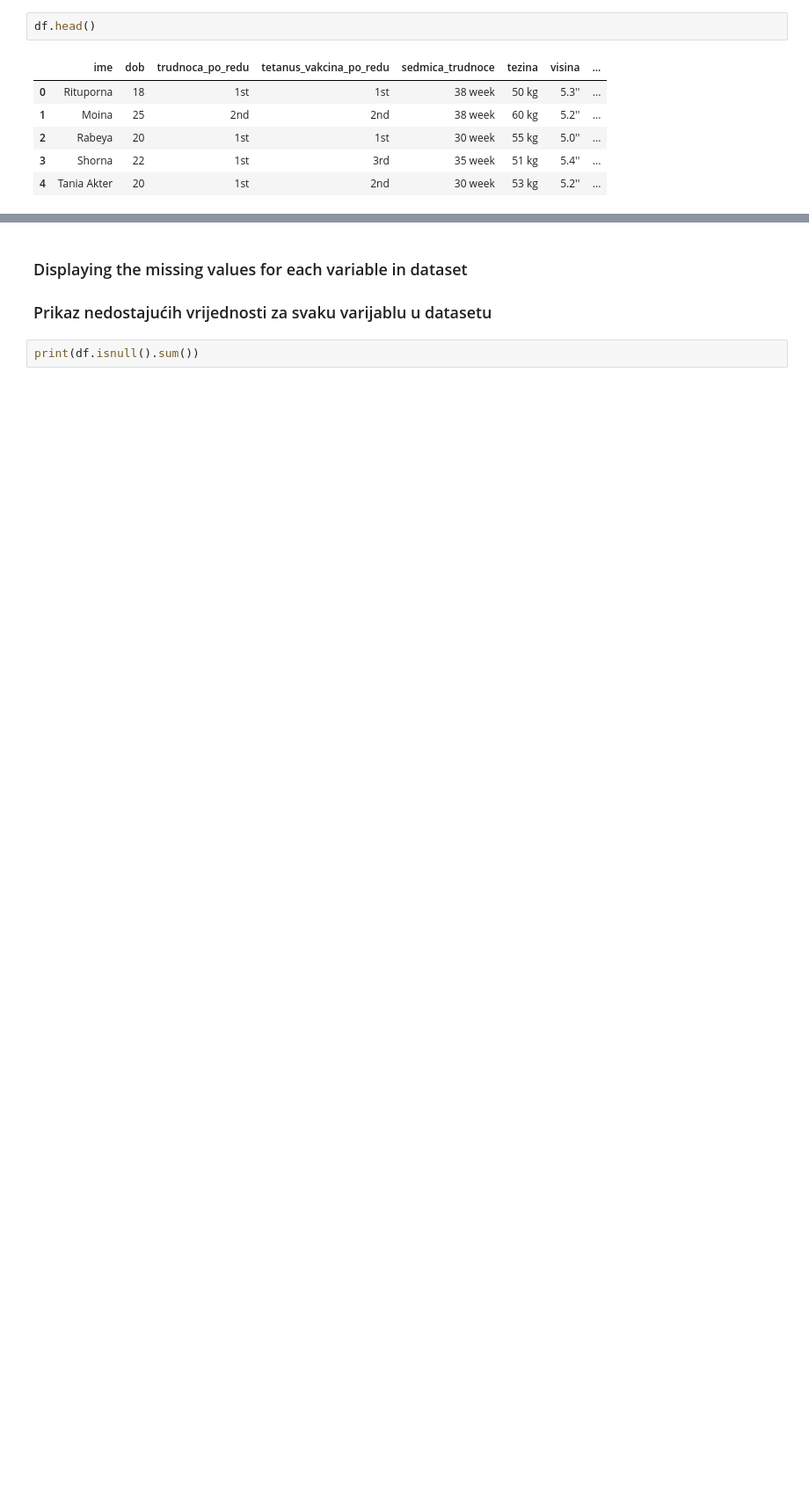
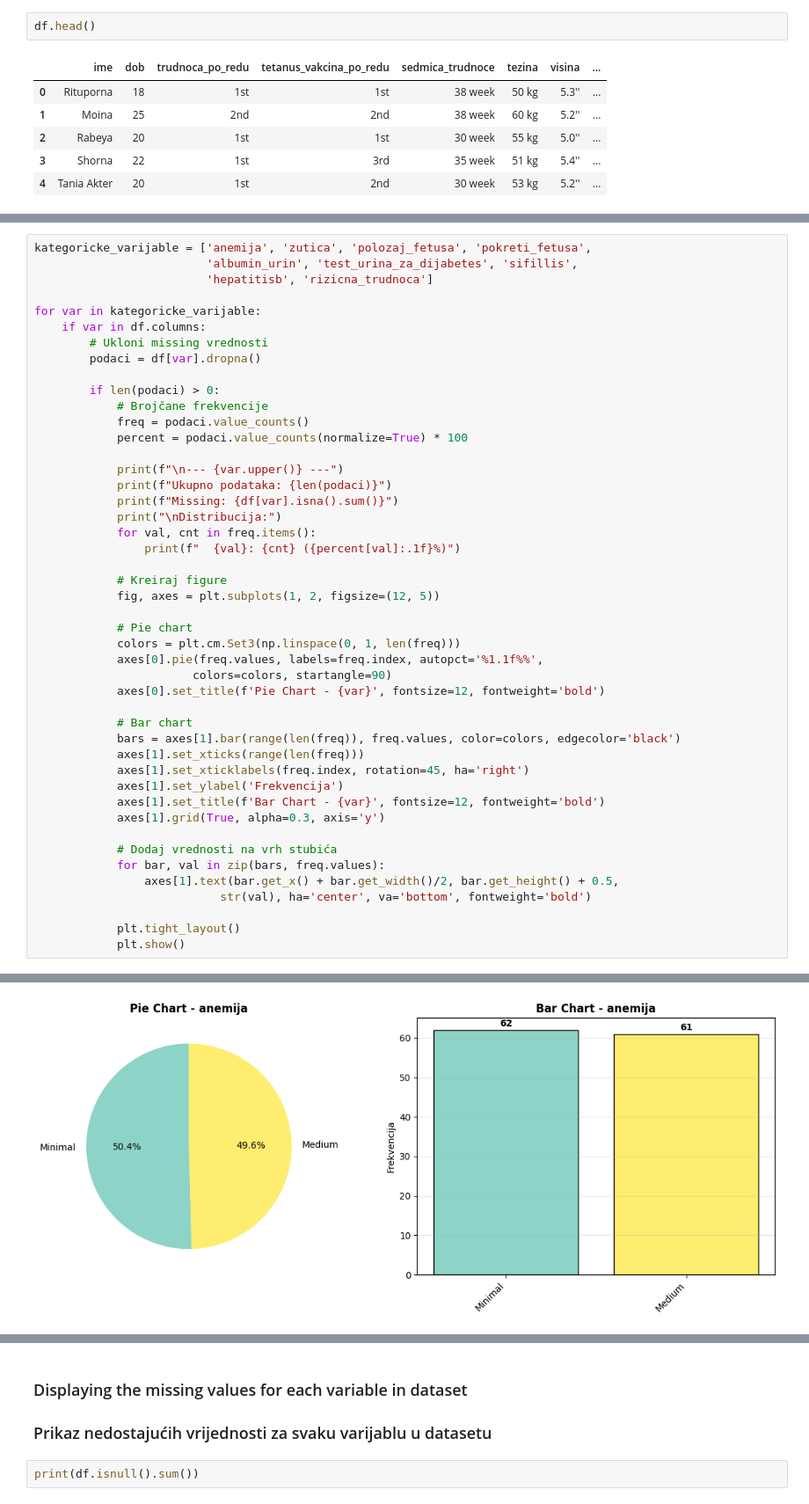
Before and after one commit to a-gcvc/Gestatix, a Jupyter notebook: notebooks/analysisSet2.ipynb, the cells around one changed output, grey strips where cells are left out. Shown at 88% size. Saved outputs shown, nothing was run; the diff lists cells and outputs as text; blank space fills up the shorter version.

```diff
--- a/notebooks/analysisSet2.ipynb
+++ b/notebooks/analysisSet2.ipynb
@@ -59,0 +98,47 @@ df.head()
+# %%
+kategoricke_varijable = ['anemija', 'zutica', 'polozaj_fetusa', 'pokreti_fetusa',
+                         'albumin_urin', 'test_urina_za_dijabetes', 'sifillis',
+                         'hepatitisb', 'rizicna_trudnoca']
+
+for var in kategoricke_varijable:
+    if var in df.columns:
+        # Ukloni missing vrednosti
+        podaci = df[var].dropna()
+
+        if len(podaci) > 0:
+            # Brojčane frekvencije
+            freq = podaci.value_counts()
+            percent = podaci.value_counts(normalize=True) * 100
+
+            print(f"\n--- {var.upper()} ---")
+            print(f"Ukupno podataka: {len(podaci)}")
+            print(f"Missing: {df[var].isna().sum()}")
+            print("\nDistribucija:")
+            for val, cnt in freq.items():
+                print(f"  {val}: {cnt} ({percent[val]:.1f}%)")
+
+            # Kreiraj figure
+            fig, axes = plt.subplots(1, 2, figsize=(12, 5))
+
+            # Pie chart
+            colors = plt.cm.Set3(np.linspace(0, 1, len(freq)))
+            axes[0].pie(freq.values, labels=freq.index, autopct='%1.1f%%',
+                       colors=colors, startangle=90)
+            axes[0].set_title(f'Pie Chart - {var}', fontsize=12, fontweight='bold')
+
+            # Bar chart
+            bars = axes[1].bar(range(len(freq)), freq.values, color=colors, edgecolor='black')
+            axes[1].set_xticks(range(len(freq)))
+            axes[1].set_xticklabels(freq.index, rotation=45, ha='right')
+            axes[1].set_ylabel('Frekvencija')
+            axes[1].set_title(f'Bar Chart - {var}', fontsize=12, fontweight='bold')
+            axes[1].grid(True, alpha=0.3, axis='y')
+
+            # Dodaj vrednosti na vrh stubića
+            for bar, val in zip(bars, freq.values):
+                axes[1].text(bar.get_x() + bar.get_width()/2, bar.get_height() + 0.5,
+                           str(val), ha='center', va='bottom', fontweight='bold')
+
+            plt.tight_layout()
+            plt.show()
+# %% [output]
@@ -59,0 +152 @@ df.head()
+[figure, added]
```
Also changed, not shown: parts of 22 cells of this notebook, 1 other file.
